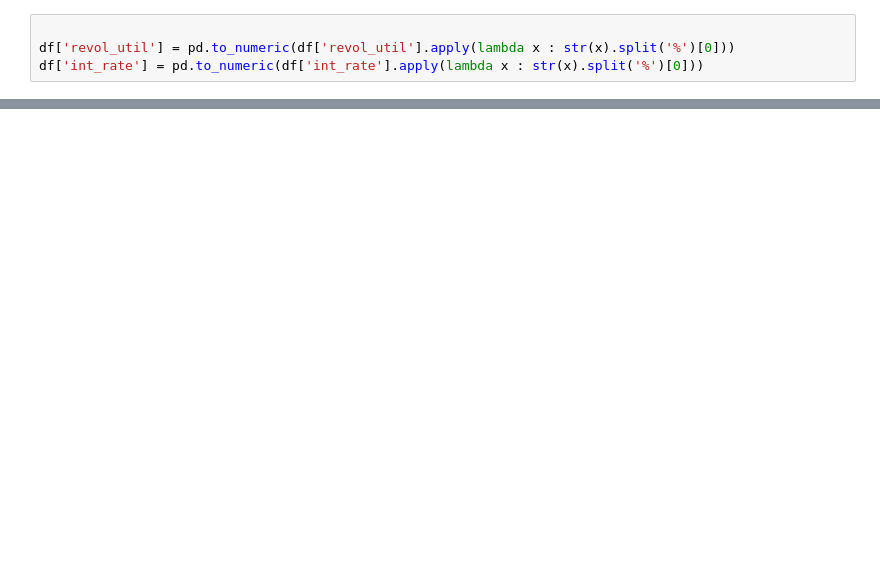
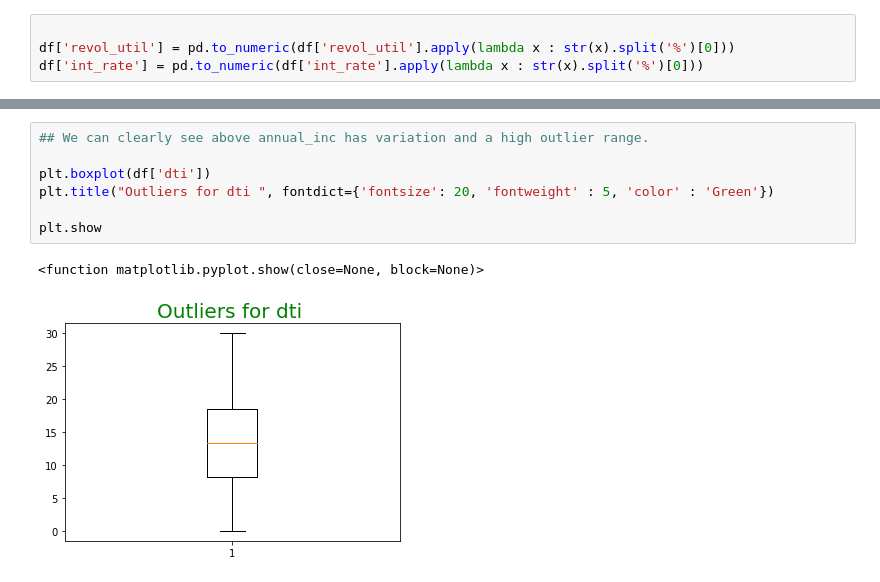
Before and after one commit to akashmannathu/lending-club-case-study, a Jupyter notebook: lending-club.ipynb, the cells around one changed output, grey strips where cells are left out. Cells and saved outputs as stored; diff of their text form; blank space fills up the shorter version.

```diff
--- a/lending-club.ipynb
+++ b/lending-club.ipynb
@@ -298,0 +341,10 @@ array([' 36 months', ' 60 months'], dtype=object)
+# %%
+## We can clearly see above annual_inc has variation and a high outlier range.
+
+plt.boxplot(df['dti'])
+plt.title("Outliers for dti ", fontdict={'fontsize': 20, 'fontweight' : 5, 'color' : 'Green'})
+
+plt.show
+# %% [output]
+<function matplotlib.pyplot.show(close=None, block=None)>
+[figure, added]
```
Also changed, not shown: parts of 53 cells of this notebook, 1 other file.
